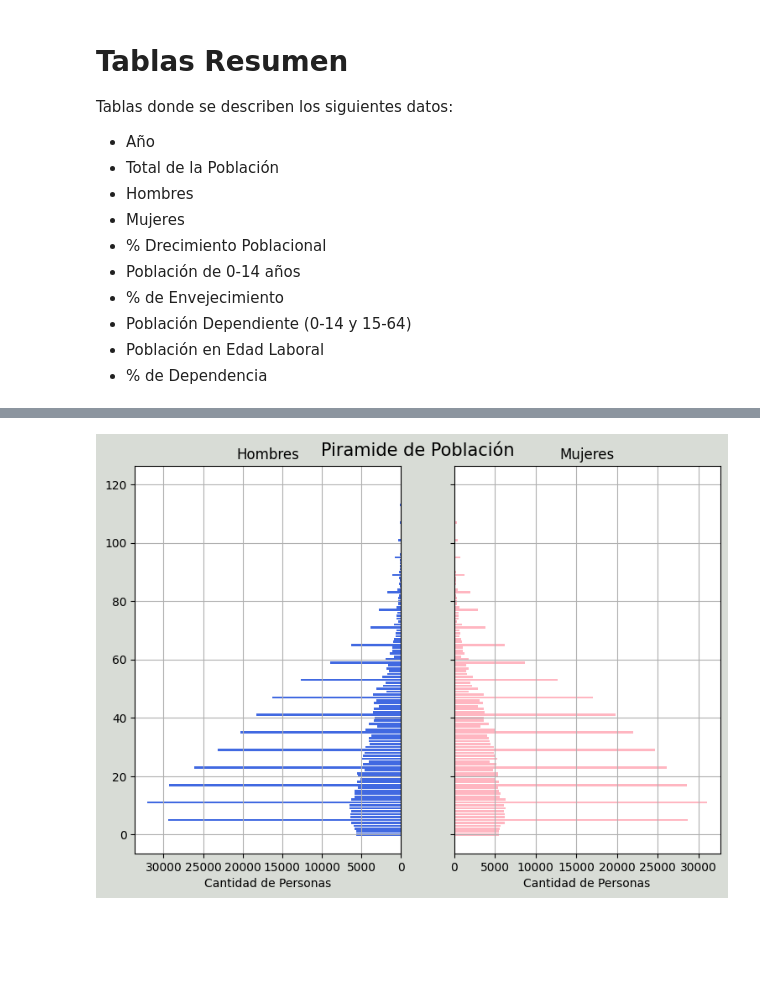
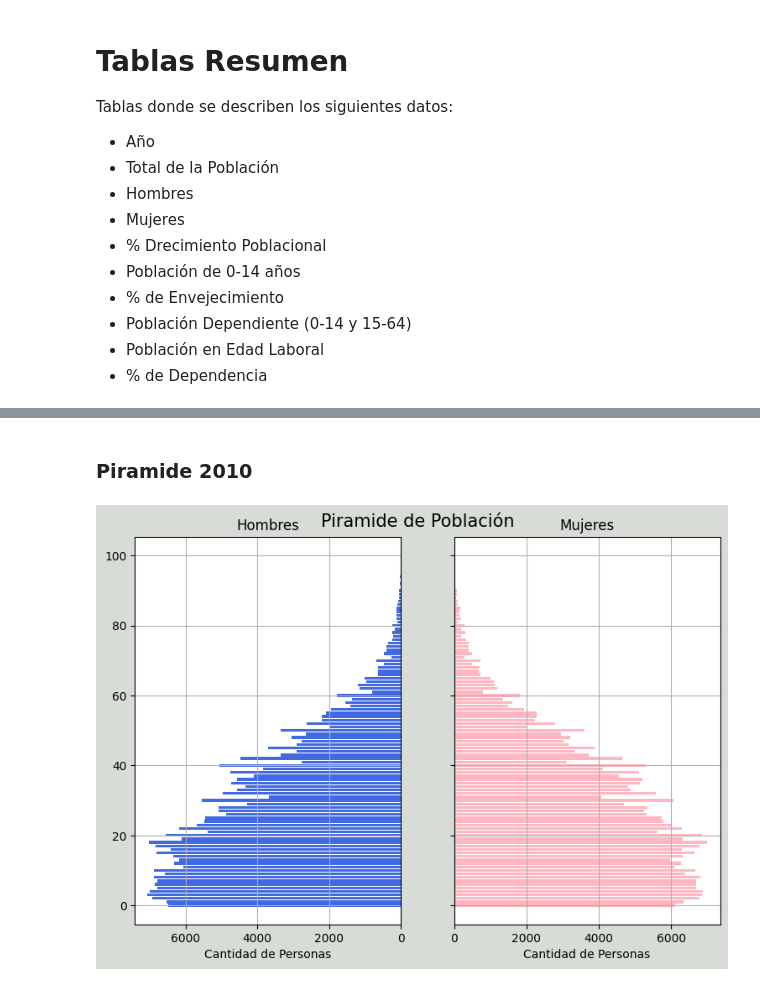
Before and after one commit to galigaribaldi/EconomiaMaestria, a Jupyter notebook: Concentrado.ipynb, the cells around one changed output, grey strips where cells are left out. Cells and saved outputs as stored; diff of their text form; code cells hidden in the pictures; blank space fills up the shorter version.

```diff
--- a/Concentrado.ipynb
+++ b/Concentrado.ipynb
@@ -243,4 +186,6 @@ d_totales_2000.relacionHombreMujerDf()
-# %%
-d_totales_2000.graficaPiramide()
-# %% [output]
-[figure, removed]
+# %% [markdown]
+### Piramide 2010
+# %%
+d_totales_2010.graficaPiramideTotal()
+# %% [output]
+[figure, added]
```
Also changed, not shown: parts of 23 cells of this notebook, 39 other files.
